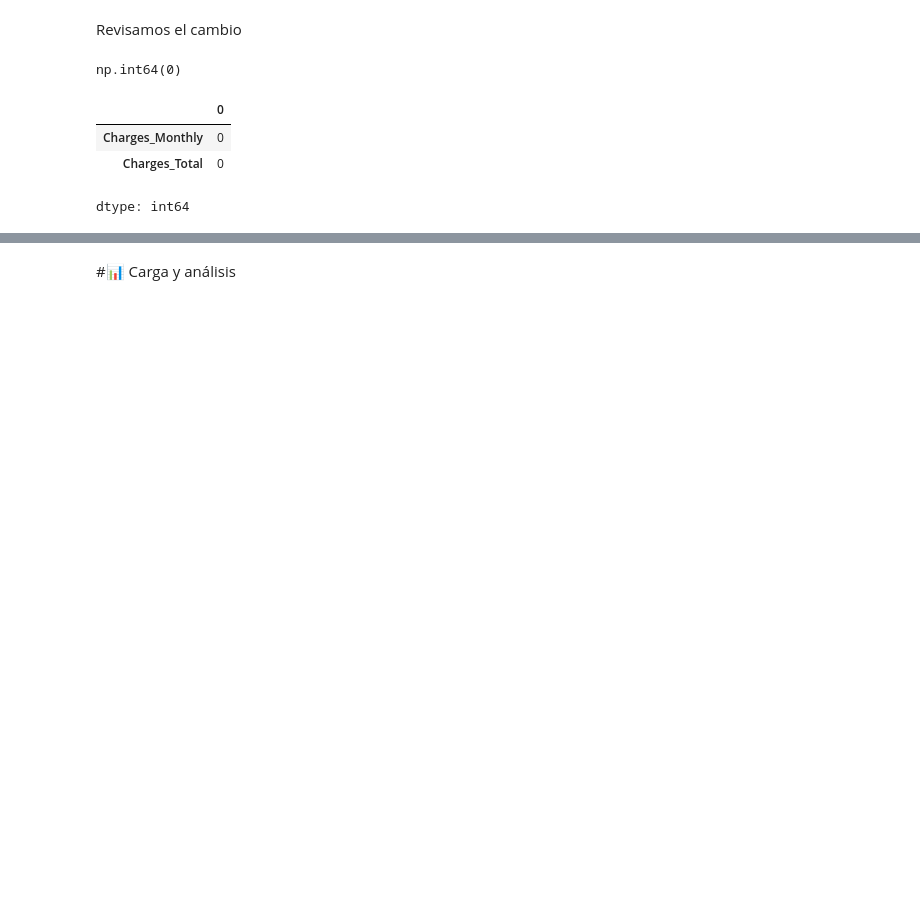
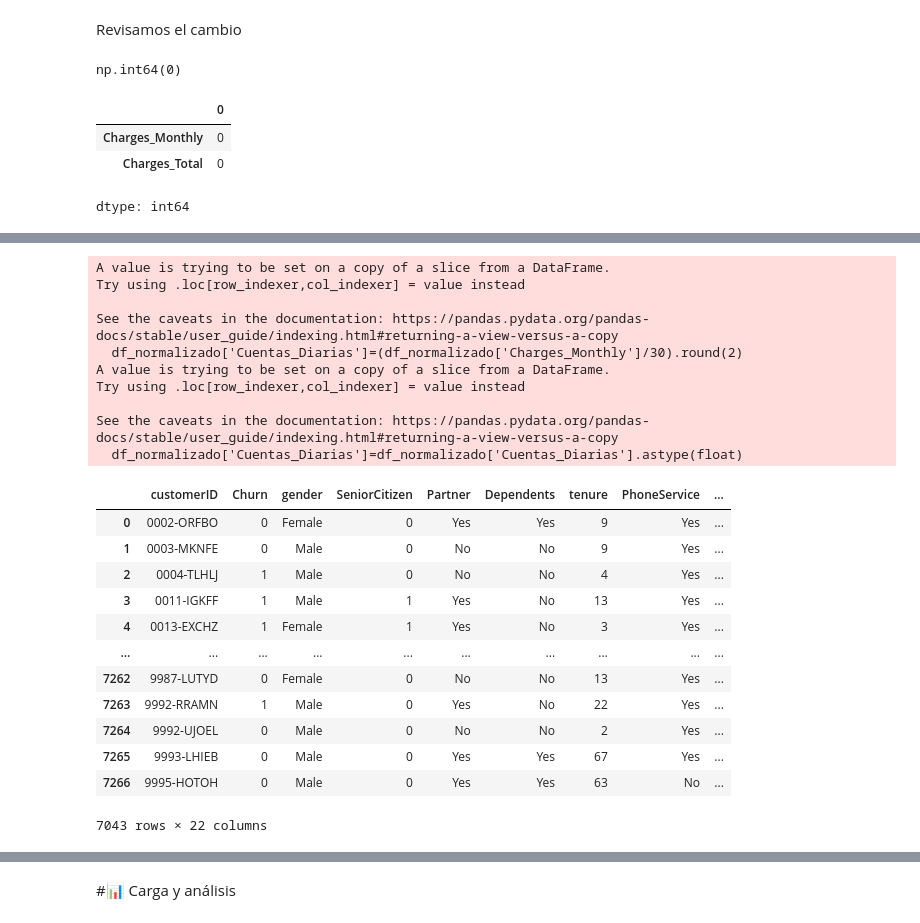
Before and after one commit to jorgevillegazz/Challange-Telecom-X, a Jupyter notebook: TelecomX_LATAM_de_George.ipynb, the cells around one changed output, grey strips where cells are left out. Drawn from its saved outputs; the diff is of its cells as text; code cells hidden in the pictures; blank space fills up the shorter version.

```diff
--- a/TelecomX_LATAM_de_George.ipynb
+++ b/TelecomX_LATAM_de_George.ipynb
@@ -501,0 +428,28 @@ np.int64(0)
+# %%
+df_normalizado['Cuentas_Diarias']=(df_normalizado['Charges_Monthly']/30).round(2)
+df_normalizado['Cuentas_Diarias']=df_normalizado['Cuentas_Diarias'].astype(float)
+df_normalizado
+# %% [output]
+A value is trying to be set on a copy of a slice from a DataFrame.
+Try using .loc[row_indexer,col_indexer] = value instead
+
+See the caveats in the documentation: https://pandas.pydata.org/pandas-docs/stable/user_guide/indexing.html#returning-a-view-versus-a-copy
+  df_normalizado['Cuentas_Diarias']=(df_normalizado['Charges_Monthly']/30).round(2)
+A value is trying to be set on a copy of a slice from a DataFrame.
+Try using .loc[row_indexer,col_indexer] = value instead
+
+See the caveats in the documentation: https://pandas.pydata.org/pandas-docs/stable/user_guide/indexing.html#returning-a-view-versus-a-copy
+  df_normalizado['Cuentas_Diarias']=df_normalizado['Cuentas_Diarias'].astype(float)
+|  | customerID | Churn | gender | SeniorCitizen | Partner | Dependents | tenure | PhoneService | ... |
+| 0 | 0002-ORFBO | 0 | Female | 0 | Yes | Yes | 9 | Yes | ... |
+| 1 | 0003-MKNFE | 0 | Male | 0 | No | No | 9 | Yes | ... |
+| 2 | 0004-TLHLJ | 1 | Male | 0 | No | No | 4 | Yes | ... |
+| 3 | 0011-IGKFF | 1 | Male | 1 | Yes | No | 13 | Yes | ... |
+| 4 | 0013-EXCHZ | 1 | Female | 1 | Yes | No | 3 | Yes | ... |
+| ... | ... | ... | ... | ... | ... | ... | ... | ... | ... |
+| 7262 | 9987-LUTYD | 0 | Female | 0 | No | No | 13 | Yes | ... |
+| 7263 | 9992-RRAMN | 1 | Male | 0 | Yes | No | 22 | Yes | ... |
+| 7264 | 9992-UJOEL | 0 | Male | 0 | No | No | 2 | Yes | ... |
+| 7265 | 9993-LHIEB | 0 | Male | 0 | Yes | Yes | 67 | Yes | ... |
+| 7266 | 9995-HOTOH | 0 | Male | 0 | Yes | Yes | 63 | No | ... |
+7043 rows × 22 columns
```
Also changed, not shown: parts of 45 cells of this notebook.
